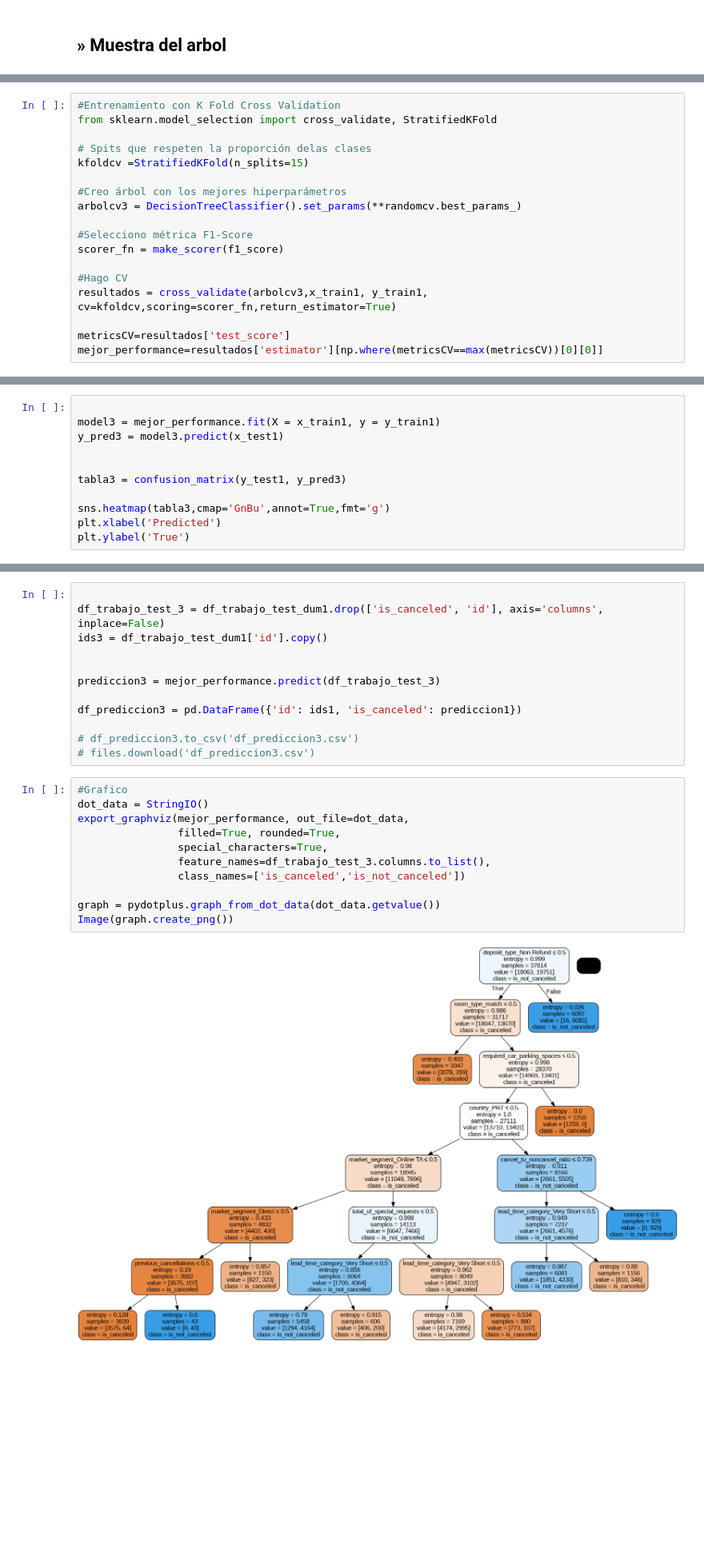
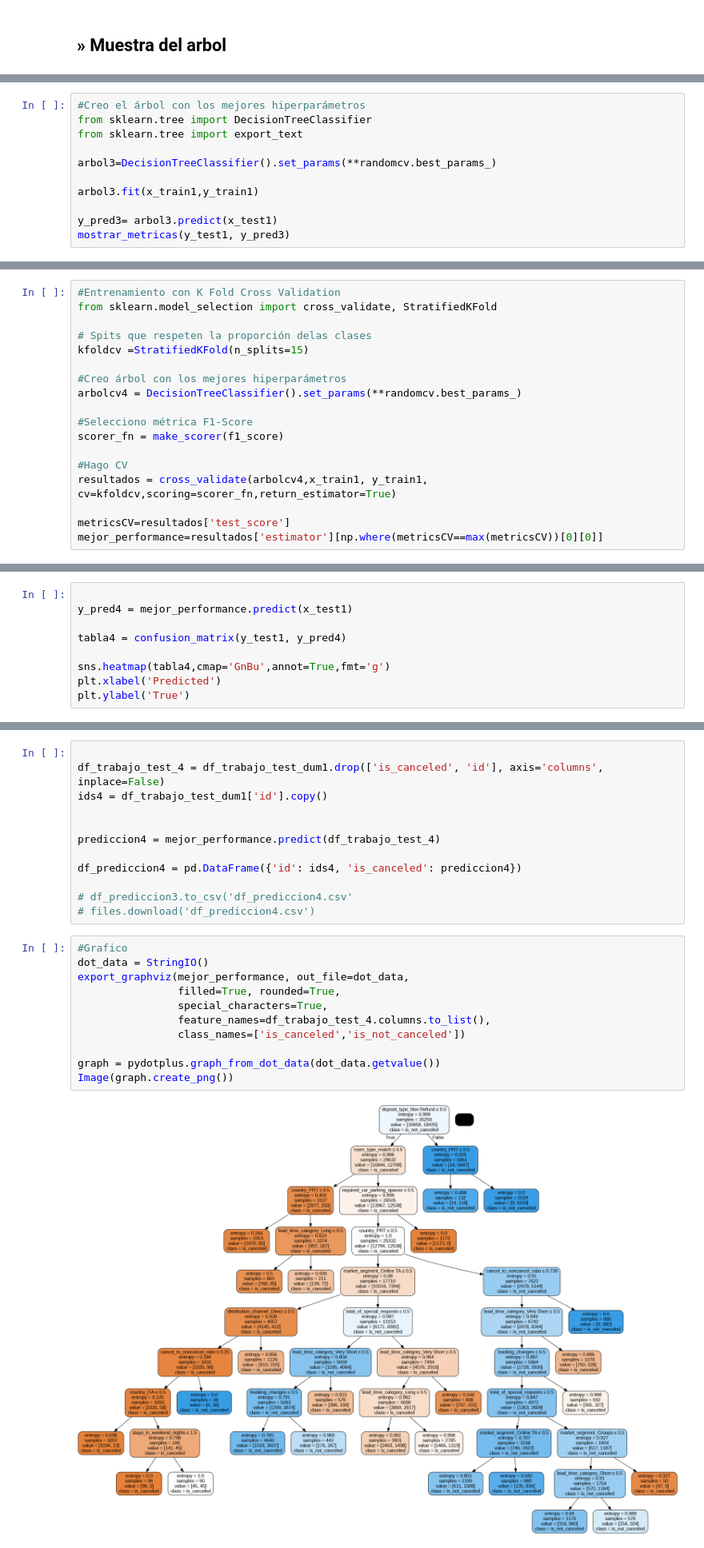
Before and after one commit to lautitorraca/7506R-2C2023-GRUPO24, a Jupyter notebook: TP1/7506R_TP1_GRUPO24_CHP2_ENTREGA.ipynb, the cells around one changed output, grey strips where cells are left out. Shown at 80% size. Drawn from its saved outputs; the diff is of its cells as text; blank space fills up the shorter version.

```diff
--- a/TP1/7506R_TP1_GRUPO24_CHP2_ENTREGA.ipynb
+++ b/TP1/7506R_TP1_GRUPO24_CHP2_ENTREGA.ipynb
@@ -945,0 +947,11 @@ array([0.80425889, 0.68116319, 0.80177352, 0.8029132 , 0.80023203])
+# %%
+#Creo el árbol con los mejores hiperparámetros
+from sklearn.tree import DecisionTreeClassifier
+from sklearn.tree import export_text
+
+arbol3=DecisionTreeClassifier().set_params(**randomcv.best_params_)
+
+arbol3.fit(x_train1,y_train1)
+
+y_pred3= arbol3.predict(x_test1)
+mostrar_metricas(y_test1, y_pred3)
@@ -951,13 +970,13 @@ from sklearn.model_selection import cross_validate, StratifiedKFold
 kfoldcv =StratifiedKFold(n_splits=15)
 
 #Creo árbol con los mejores hiperparámetros
-arbolcv3 = DecisionTreeClassifier().set_params(**randomcv.best_params_)
+arbolcv4 = DecisionTreeClassifier().set_params(**randomcv.best_params_)
 
 #Selecciono métrica F1-Score
 scorer_fn = make_scorer(f1_score)
 
 #Hago CV
-resultados = cross_validate(arbolcv3,x_train1, y_train1, cv=kfoldcv,scoring=scorer_fn,return_estimator=True)
+resultados = cross_validate(arbolcv4,x_train1, y_train1, cv=kfoldcv,scoring=scorer_fn,return_estimator=True)
 
 metricsCV=resultados['test_score']
 mejor_performance=resultados['estimator'][np.where(metricsCV==max(metricsCV))[0][0]]
@@ -990,12 +1009,10 @@ array([0.81041746, 0.80627451, 0.80662983, 0.79874214, 0.80814409,
 # %%
 
-model3 = mejor_performance.fit(X = x_train1, y = y_train1)
-y_pred3 = model3.predict(x_test1)
+y_pred4 = mejor_performance.predict(x_test1)
 
+tabla4 = confusion_matrix(y_test1, y_pred4)
 
-tabla3 = confusion_matrix(y_test1, y_pred3)
-
-sns.heatmap(tabla3,cmap='GnBu',annot=True,fmt='g')
+sns.heatmap(tabla4,cmap='GnBu',annot=True,fmt='g')
 plt.xlabel('Predicted')
 plt.ylabel('True')
 # %% [output]
@@ -1011,25 +1028,25 @@ f1 score: 0.8060196560196561
 # %%
 
-df_trabajo_test_3 = df_trabajo_test_dum1.drop(['is_canceled', 'id'], axis='columns', inplace=False)
-ids3 = df_trabajo_test_dum1['id'].copy()
+df_trabajo_test_4 = df_trabajo_test_dum1.drop(['is_canceled', 'id'], axis='columns', inplace=False)
+ids4 = df_trabajo_test_dum1['id'].copy()
 
 
-prediccion3 = mejor_performance.predict(df_trabajo_test_3)
+prediccion4 = mejor_performance.predict(df_trabajo_test_4)
 
-df_prediccion3 = pd.DataFrame({'id': ids1, 'is_canceled': prediccion1})
+df_prediccion4 = pd.DataFrame({'id': ids4, 'is_canceled': prediccion4})
 
-# df_prediccion3.to_csv('df_prediccion3.csv')
-# files.download('df_prediccion3.csv')
+# df_prediccion3.to_csv('df_prediccion4.csv'
+# files.download('df_prediccion4.csv')
 # %%
 #Grafico
 dot_data = StringIO()
 export_graphviz(mejor_performance, out_file=dot_data,
                 filled=True, rounded=True,
                 special_characters=True,
-                feature_names=df_trabajo_test_3.columns.to_list(),
+                feature_names=df_trabajo_test_4.columns.to_list(),
                 class_names=['is_canceled','is_not_canceled'])
 
 graph = pydotplus.graph_from_dot_data(dot_data.getvalue())
 Image(graph.create_png())
 # %% [output]
-[figure, old version]
+[figure, new version]
```
Also changed, not shown: parts of 20 cells of this notebook.
